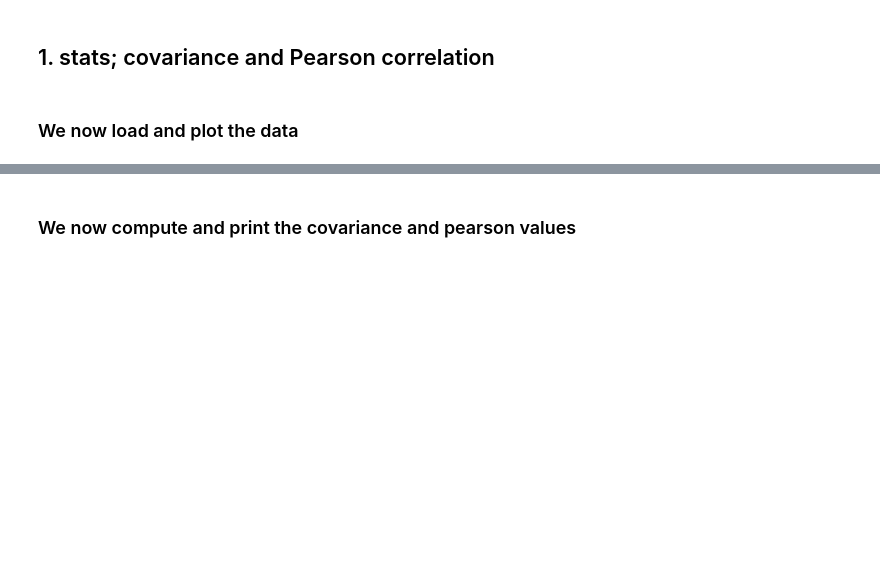
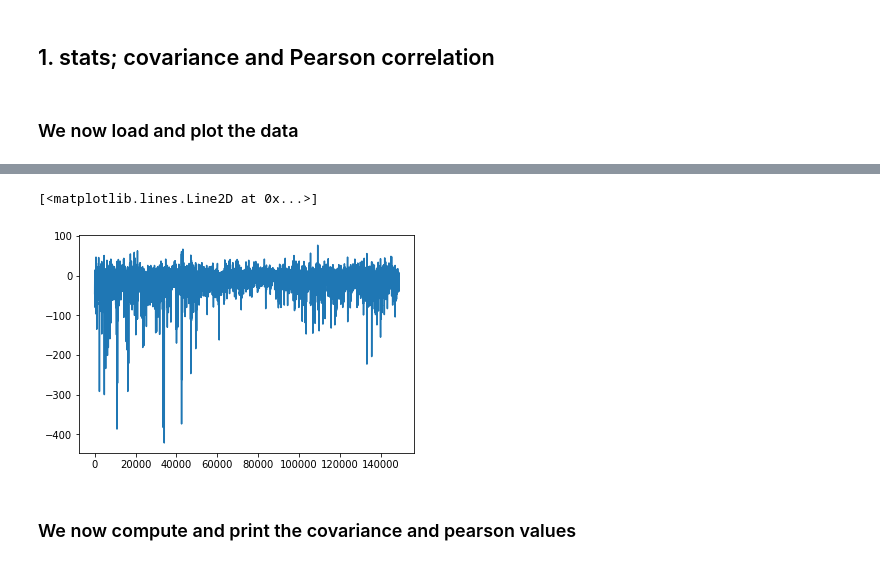
Before and after one commit to NichitaDiaconu/Correlation-and-modelling-of-space-signals, a Jupyter notebook: MAIN.ipynb, the cells around one changed output, grey strips where cells are left out. Drawn from its saved outputs; the diff is of its cells as text; code cells hidden in the pictures; blank space fills up the shorter version.

```diff
--- a/MAIN.ipynb
+++ b/MAIN.ipynb
@@ -49,3 +107,8 @@ plt.plot(signal_2)
+# %%
+plt.plot(dst_.to_value_list())
+# %% [output]
+[<matplotlib.lines.Line2D at 0x...>]
+[figure, added]
 # %% [markdown]
 ### We now compute and print the covariance and pearson values
 # %%
```
Also changed, not shown: parts of 32 cells of this notebook, 24 other files.
